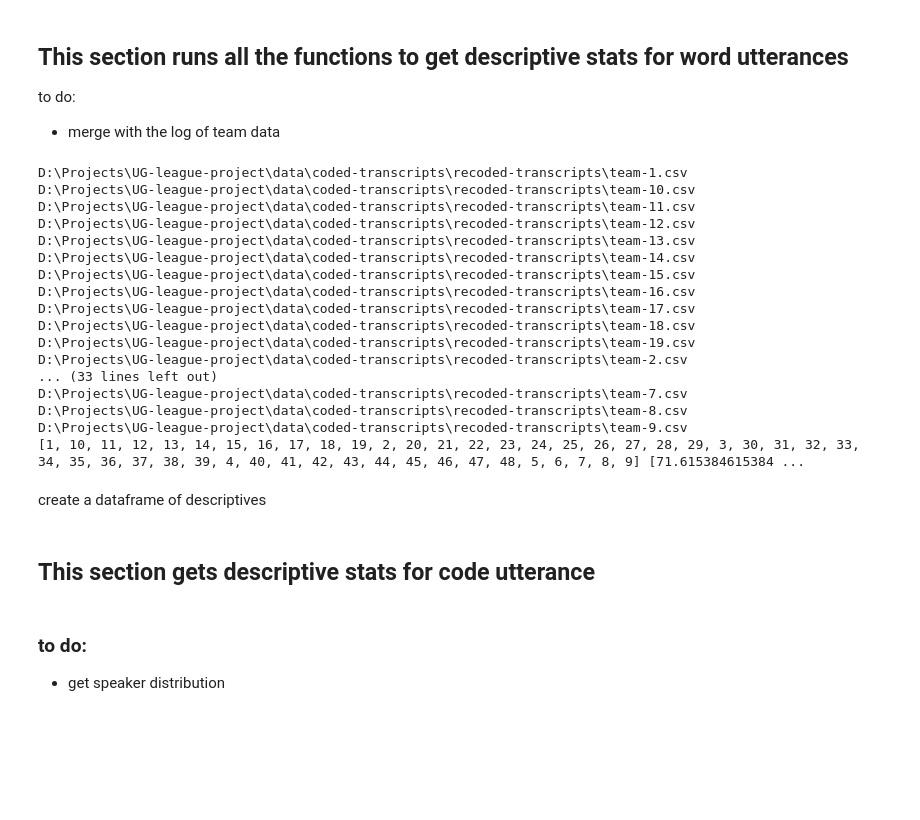
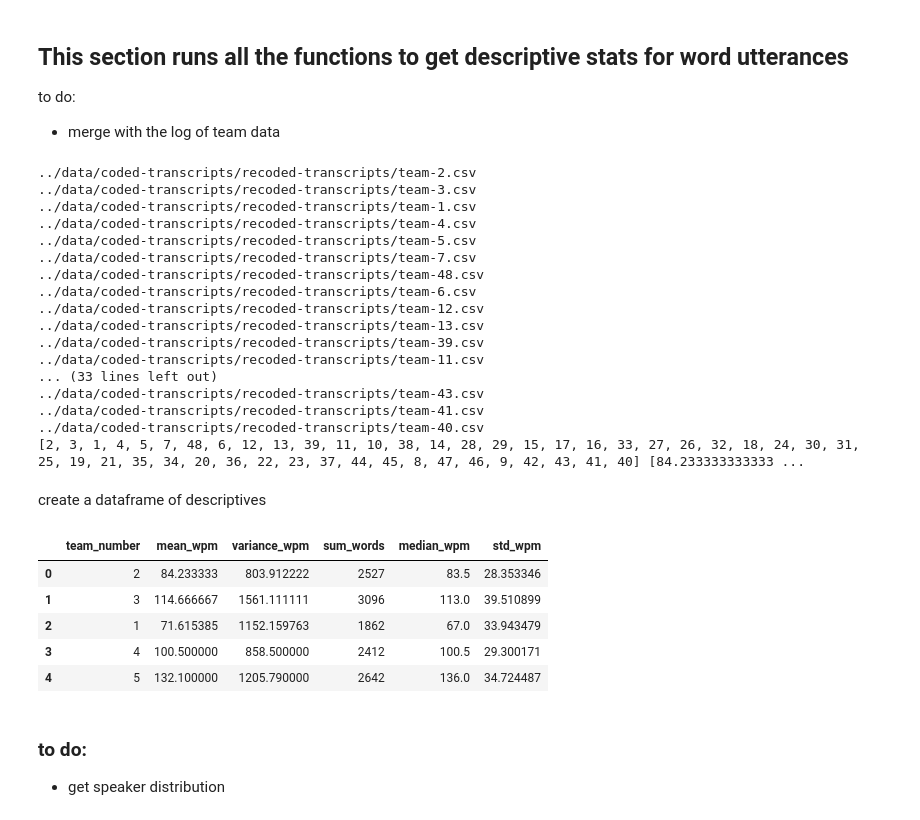
Before and after one commit to evelyntan/scripts, a Jupyter notebook: extract-words-from-transcript.ipynb, the cells around one changed output. Drawn from its saved outputs; the diff is of its cells as text; code cells hidden in the pictures; blank space fills up the shorter version.

```diff
--- a/extract-words-from-transcript.ipynb
+++ b/extract-words-from-transcript.ipynb
@@ -52,14 +89,2 @@ def get_cleaned_words_list(transcript):
 # %% [markdown]
 ### *function to get team number*
-# %%
-def get_team_number_from_csv(transcript):
-
-    split_file_name_into_content = transcript.split("\\")
-    #print(split_file_name_into_content)
-    team_number_file_name = split_file_name_into_content[6][:-4]
-    #print(team_number_file_name)
-    split = team_number_file_name.split("-")
-
-    team_number = split[1]
-
-    return team_number
@@ -343,12 +349,14 @@ def get_descriptive_stats_for_words(count_of_words_each_minute):
 
     get_median_wpm = np.median(count_of_words_each_minute)
 
+    get_std_wpm = np.std(count_of_words_each_minute)
+
     #print('mean:', mean_wpm)
     #print('variance:', variance_wpm)
     #print('sum:', sum_wpm)
     #print('median:', median_wpm)
 
-    return get_mean_wpm, get_variance_wpm, get_sum_wpm, get_median_wpm
+    return get_mean_wpm, get_variance_wpm, get_sum_wpm, get_median_wpm, get_std_wpm
 # %%
 ## TRYING TO RUN IT
 # %% [raw]
@@ -401,9 +409,13 @@ mean_wpm = []
 variance_wpm = []
 sum_words = []
 median_wpm = []
+std_wpm = []
 
 # go through the files in the directory
-transcripts = glob.glob(r'D:\Projects\UG-league-project\data\coded-transcripts\recoded-transcripts\*.csv')
+#transcripts = glob.glob(r'D:\Projects\UG-league-project\data\coded-transcripts\recoded-transcripts\*.csv')
+
+# this is for mac
+transcripts = glob.glob('../data/coded-transcripts/recoded-transcripts/*.csv')
 
 #get_team_number_from_xls(transcripts)
 for transcript in transcripts:
@@ -413,51 +425,59 @@ for transcript in transcripts:
     team_number.append(int(get_team_number_from_csv(transcript)))
 
     # read the transcript as a dataframe
-    transcript = pd.read_csv(transcript)
+    transcript_df = pd.read_csv(transcript)
 
     #transcript.head()
 
     # first convert to minute index
-    get_minute_index(transcript)
+    get_minute_index(transcript_df)
 
     # then get the word utterance each minute
-    words_each_minute = get_words_each_minute(transcript)
+    words_each_minute = get_words_each_minute(transcript_df)
 
     # then get descriptives
-    get_mean_wpm, get_variance_wpm, get_sum_wpm, get_median_wpm = get_descriptive_stats_for_words(words_each_minute)
+    get_mean_wpm, get_variance_wpm, get_sum_wpm, get_median_wpm, get_std_wpm = get_descriptive_stats_for_words(words_each_minute)
 
     mean_wpm.append(get_mean_wpm)
     variance_wpm.append(get_variance_wpm)
     sum_words.append(get_sum_wpm)
     median_wpm.append(get_median_wpm)
+    std_wpm.append(get_std_wpm)
 
 print(team_number, mean_wpm, variance_wpm, sum_words, median_wpm)
 # %% [output]
-D:\Projects\UG-league-project\data\coded-transcripts\recoded-transcripts\team-1.csv
-D:\Projects\UG-league-project\data\coded-transcripts\recoded-transcripts\team-10.csv
-D:\Projects\UG-league-project\data\coded-transcripts\recoded-transcripts\team-11.csv
-D:\Projects\UG-league-project\data\coded-transcripts\recoded-transcripts\team-12.csv
-D:\Projects\UG-league-project\data\coded-transcripts\recoded-transcripts\team-13.csv
-D:\Projects\UG-league-project\data\coded-transcripts\recoded-transcripts\team-14.csv
-D:\Projects\UG-league-project\data\coded-transcripts\recoded-transcripts\team-15.csv
-D:\Projects\UG-league-project\data\coded-transcripts\recoded-transcripts\team-16.csv
-D:\Projects\UG-league-project\data\coded-transcripts\recoded-transcripts\team-17.csv
-D:\Projects\UG-league-project\data\coded-transcripts\recoded-transcripts\team-18.csv
-D:\Projects\UG-league-project\data\coded-transcripts\recoded-transcripts\team-19.csv
-D:\Projects\UG-league-project\data\coded-transcripts\recoded-transcripts\team-2.csv
+../data/coded-transcripts/recoded-transcripts/team-2.csv
+../data/coded-transcripts/recoded-transcripts/team-3.csv
+../data/coded-transcripts/recoded-transcripts/team-1.csv
+../data/coded-transcripts/recoded-transcripts/team-4.csv
+../data/coded-transcripts/recoded-transcripts/team-5.csv
+../data/coded-transcripts/recoded-transcripts/team-7.csv
+../data/coded-transcripts/recoded-transcripts/team-48.csv
+../data/coded-transcripts/recoded-transcripts/team-6.csv
+../data/coded-transcripts/recoded-transcripts/team-12.csv
+../data/coded-transcripts/recoded-transcripts/team-13.csv
+../data/coded-transcripts/recoded-transcripts/team-39.csv
+../data/coded-transcripts/recoded-transcripts/team-11.csv
 ... (33 lines left out)
-D:\Projects\UG-league-project\data\coded-transcripts\recoded-transcripts\team-7.csv
-D:\Projects\UG-league-project\data\coded-transcripts\recoded-transcripts\team-8.csv
-D:\Projects\UG-league-project\data\coded-transcripts\recoded-transcripts\team-9.csv
-[1, 10, 11, 12, 13, 14, 15, 16, 17, 18, 19, 2, 20, 21, 22, 23, 24, 25, 26, 27, 28, 29, 3, 30, 31, 32, 33, 34, 35, 36, 37, 38, 39, 4, 40, 41, 42, 43, 44, 45, 46, 47, 48, 5, 6, 7, 8, 9] [71.615384615384 ...
+../data/coded-transcripts/recoded-transcripts/team-43.csv
+../data/coded-transcripts/recoded-transcripts/team-41.csv
+../data/coded-transcripts/recoded-transcripts/team-40.csv
+[2, 3, 1, 4, 5, 7, 48, 6, 12, 13, 39, 11, 10, 38, 14, 28, 29, 15, 17, 16, 33, 27, 26, 32, 18, 24, 30, 31, 25, 19, 21, 35, 34, 20, 36, 22, 23, 37, 44, 45, 8, 47, 46, 9, 42, 43, 41, 40] [84.233333333333 ...
 # %% [markdown]
 create a dataframe of descriptives
 # %%
-descriptives = {'team_number': team_number, 'mean_wpm': mean_wpm, 'variance_wpm': variance_wpm, 'sum_words': sum_words, 'median_wpm': median_wpm}
+descriptives = {'team_number': team_number, 'mean_wpm': mean_wpm, 'variance_wpm': variance_wpm, 'sum_words': sum_words, 'median_wpm': median_wpm, 'std_wpm': std_wpm}
 
 descriptives_df = pd.DataFrame(descriptives)
 
 descriptives_df.head()
+# %% [output]
+|  | team_number | mean_wpm | variance_wpm | sum_words | median_wpm | std_wpm |
+| 0 | 2 | 84.233333 | 803.912222 | 2527 | 83.5 | 28.353346 |
+| 1 | 3 | 114.666667 | 1561.111111 | 3096 | 113.0 | 39.510899 |
+| 2 | 1 | 71.615385 | 1152.159763 | 1862 | 67.0 | 33.943479 |
+| 3 | 4 | 100.500000 | 858.500000 | 2412 | 100.5 | 29.300171 |
+| 4 | 5 | 132.100000 | 1205.790000 | 2642 | 136.0 | 34.724487 |
 # %%
 # merge the dataframes on the team_number column
 log_with_descriptives = pd.merge(log_of_team_data_df, descriptives_df, on = 'team_number')
@@ -469,2 +490,0 @@ log_with_descriptives
-# %% [markdown]
-## This section gets descriptive stats for code utterance
```
Also changed, not shown: parts of 15 cells of this notebook.
